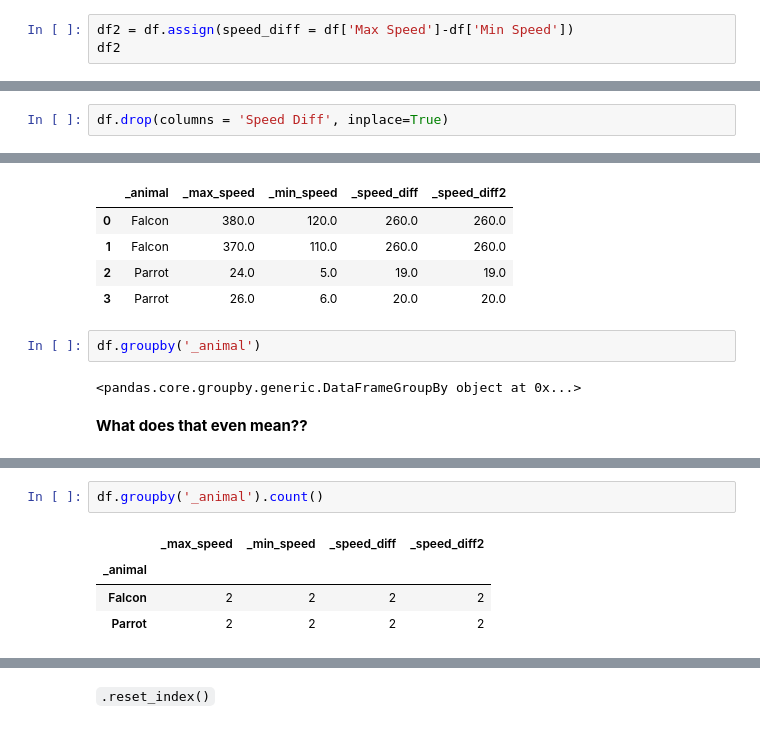
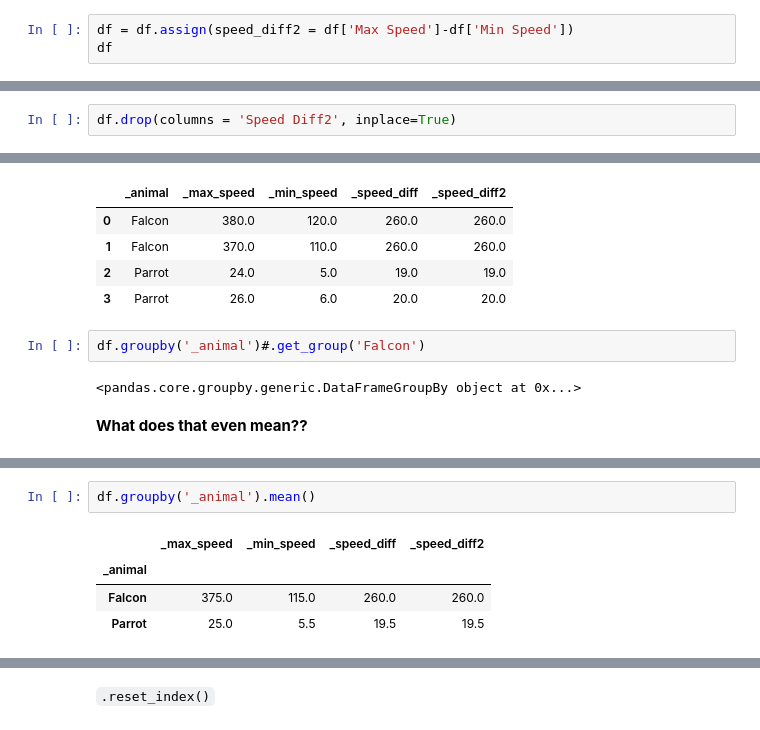
Before and after one commit to sedv8808/UBC_EL_PPDS, a Jupyter notebook: Module2class.ipynb, the cells around one changed output, grey strips where cells are left out. Cells and saved outputs as stored; diff of their text form.

```diff
--- a/Module2class.ipynb
+++ b/Module2class.ipynb
@@ -273,4 +359,4 @@ dtype: float64
 # %%
-df2 = df.assign(speed_diff = df['Max Speed']-df['Min Speed'])
-df2
+df = df.assign(speed_diff2 = df['Max Speed']-df['Min Speed'])
+df
 # %% [output]
@@ -392,5 +489,5 @@ df
 # %%
-df.drop(columns = 'Speed Diff', inplace=True)
+df.drop(columns = 'Speed Diff2', inplace=True)
 # %%
 df
 # %% [output]
@@ -524,7 +617,7 @@ df
 | 2 | Parrot | 24.0 | 5.0 | 19.0 | 19.0 |
 | 3 | Parrot | 26.0 | 6.0 | 20.0 | 20.0 |
 # %%
-df.groupby('_animal')
+df.groupby('_animal')#.get_group('Falcon')
 # %% [output]
 <pandas.core.groupby.generic.DataFrameGroupBy object at 0x...>
 # %% [markdown]
@@ -532,9 +625,9 @@ df.groupby('_animal')
 # %% [markdown]
 ![img](https://miro.medium.com/max/1206/0*5Zzcwe-rlxz-EQ_N)
 # %%
-df.groupby('_animal').count()
+df.groupby('_animal').mean()
 # %% [output]
 |  | _max_speed | _min_speed | _speed_diff | _speed_diff2 |
 | _animal |  |  |  |  |
-| Falcon | 2 | 2 | 2 | 2 |
-| Parrot | 2 | 2 | 2 | 2 |
+| Falcon | 375.0 | 115.0 | 260.0 | 260.0 |
+| Parrot | 25.0 | 5.5 | 19.5 | 19.5 |
```
Also changed, not shown: parts of 76 cells of this notebook.
